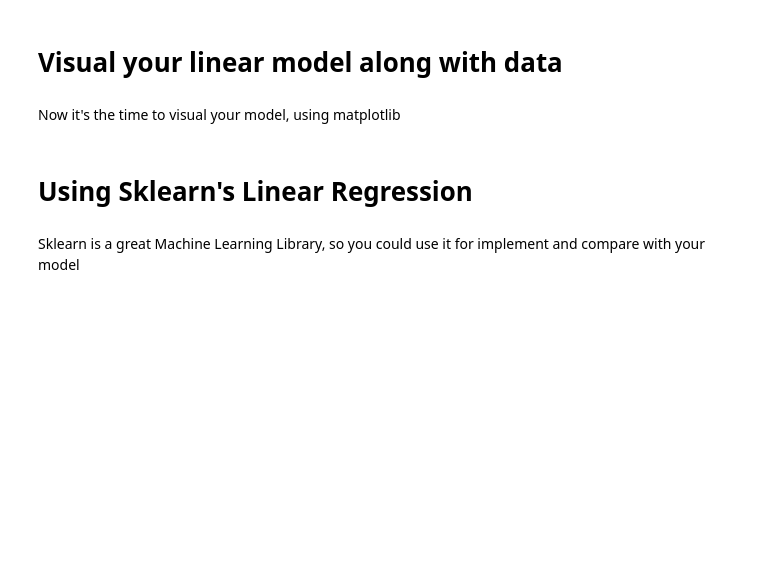
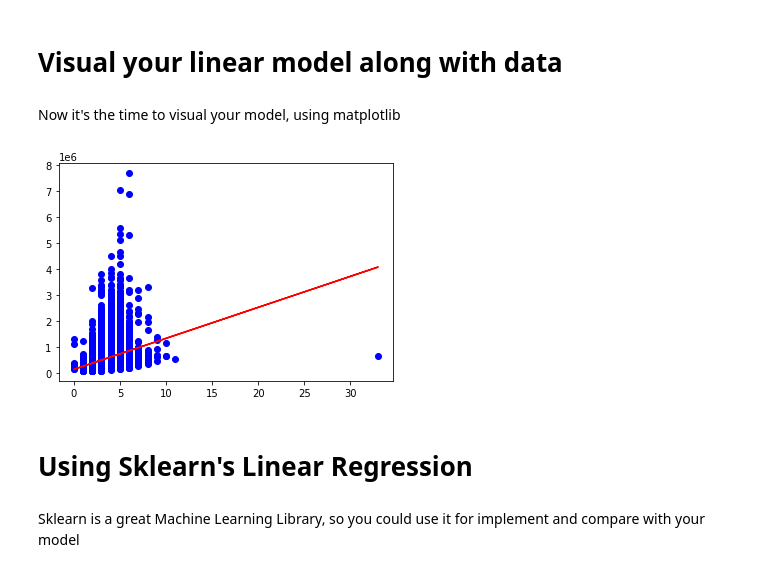
Before and after one commit to DinhHuySang/Linear-Regression-simple-with-Rubik-AI, a Jupyter notebook: Week 1 assignment.ipynb, the cells around one changed output. Cells and saved outputs as stored; diff of their text form; code cells hidden in the pictures; blank space fills up the shorter version.

```diff
--- a/Week 1 assignment.ipynb
+++ b/Week 1 assignment.ipynb
@@ -222,7 +218,8 @@ We have made one model for predicting house prices using squarefeet, but there a
 Use your simple linear regression function to estimate the regression parameters from predicting Prices based on number of bedrooms. Use the training data!
 # %%
 # Estimate the slope and intercept for predicting 'price' based on 'bedrooms'
-x = sales.bedrooms.values
-x = np.array(x)
-x_trainn, x_testt, y_trainn, y_testt = train_test_split(x, y, test_size = 0.2, random_state=42)
-new_intercept, new_slope = simple_linear_regression(x_trainn, y_trainn)
+x = sales['bedrooms']
+y = sales['price']
+x_trainn, x_testt =train_test_split(x, test_size = 0.2, random_state=42)
+new_intercep,new_slope = simple_linear_regression(x_trainn, y_trainn)
+print(new_slope, new_intercep)
@@ -245,3 +250,12 @@ Now it's the time to visual your model, using matplotlib
+# %%
+# Your code here
+%matplotlib inline
+y_predict = x*new_slope+new_intercep
+plt.plot(x, y, 'bo')
+plt.plot(x, y_predict,'-r')
+plt.show()
+# %% [output]
+[figure, added]
 # %% [markdown]
 # Using Sklearn's Linear Regression
 # %% [markdown]
```
Also changed, not shown: parts of 14 cells of this notebook.
